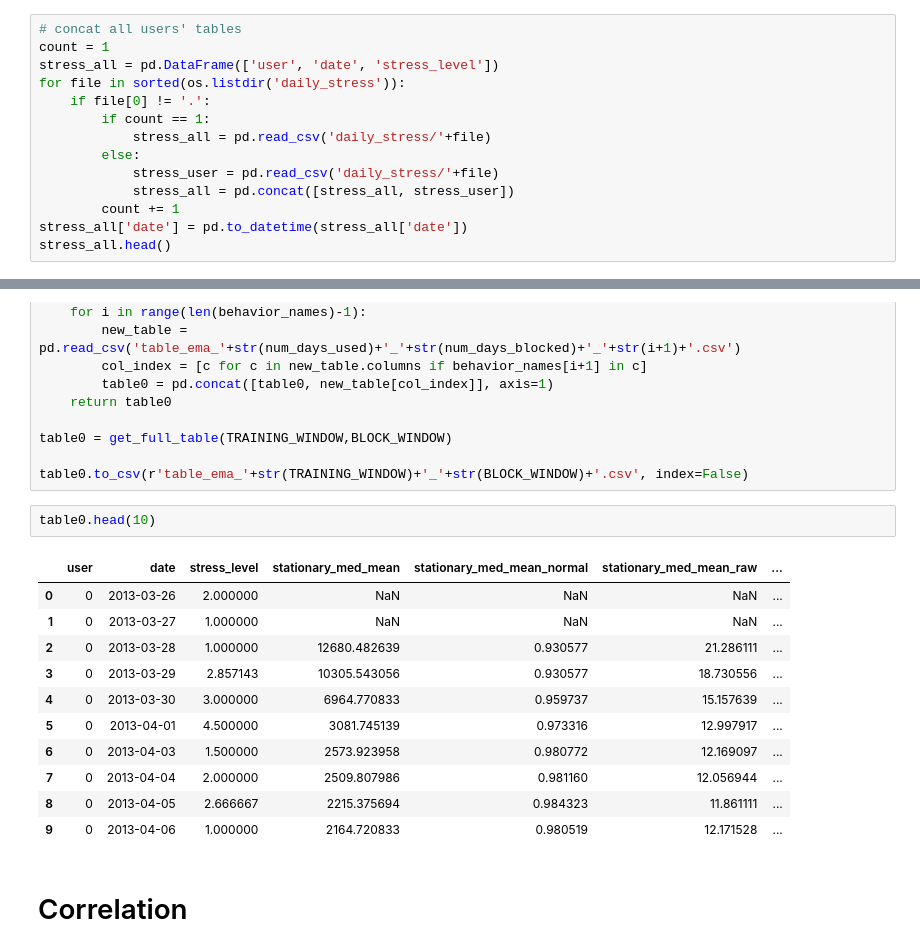
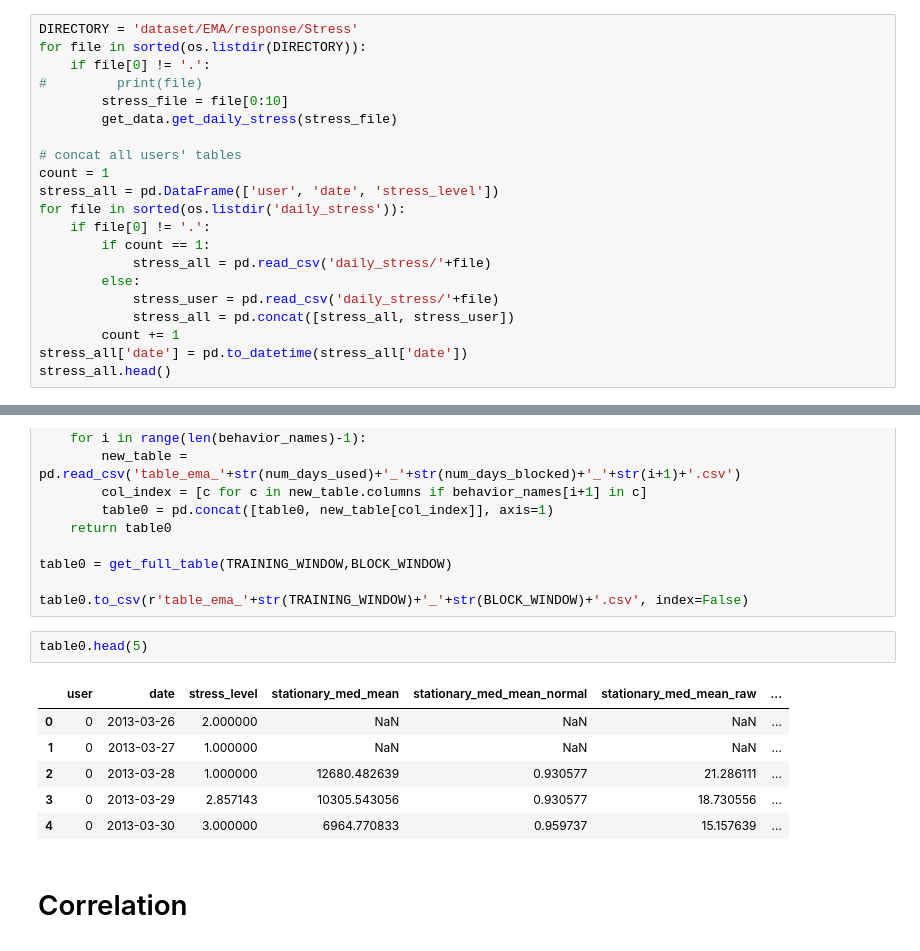
Before and after one commit to behavioral-data/stability-index, a Jupyter notebook: StudentLife/relationship_between_stability_index_and_ema.ipynb, the cells around one changed output, grey strips where cells are left out. Drawn from its saved outputs; the diff is of its cells as text.

```diff
--- a/StudentLife/relationship_between_stability_index_and_ema.ipynb
+++ b/StudentLife/relationship_between_stability_index_and_ema.ipynb
@@ -68,4 +21,11 @@ for file in sorted(os.listdir(DIRECTORY)):
 # %%
+DIRECTORY = 'dataset/EMA/response/Stress'
+for file in sorted(os.listdir(DIRECTORY)):
+    if file[0] != '.':
+#         print(file)
+        stress_file = file[0:10]
+        get_data.get_daily_stress(stress_file)
+
 # concat all users' tables
 count = 1
 stress_all = pd.DataFrame(['user', 'date', 'stress_level'])
@@ -513,19 +361,14 @@ table0 = get_full_table(TRAINING_WINDOW,BLOCK_WINDOW)
 
 table0.to_csv(r'table_ema_'+str(TRAINING_WINDOW)+'_'+str(BLOCK_WINDOW)+'.csv', index=False)
 # %%
-table0.head(10)
+table0.head(5)
 # %% [output]
 |  | user | date | stress_level | stationary_med_mean | stationary_med_mean_normal | stationary_med_mean_raw | ... |
 | 0 | 0 | 2013-03-26 | 2.000000 | NaN | NaN | NaN | ... |
 | 1 | 0 | 2013-03-27 | 1.000000 | NaN | NaN | NaN | ... |
 | 2 | 0 | 2013-03-28 | 1.000000 | 12680.482639 | 0.930577 | 21.286111 | ... |
 | 3 | 0 | 2013-03-29 | 2.857143 | 10305.543056 | 0.930577 | 18.730556 | ... |
 | 4 | 0 | 2013-03-30 | 3.000000 | 6964.770833 | 0.959737 | 15.157639 | ... |
-| 5 | 0 | 2013-04-01 | 4.500000 | 3081.745139 | 0.973316 | 12.997917 | ... |
-| 6 | 0 | 2013-04-03 | 1.500000 | 2573.923958 | 0.980772 | 12.169097 | ... |
-| 7 | 0 | 2013-04-04 | 2.000000 | 2509.807986 | 0.981160 | 12.056944 | ... |
-| 8 | 0 | 2013-04-05 | 2.666667 | 2215.375694 | 0.984323 | 11.861111 | ... |
-| 9 | 0 | 2013-04-06 | 1.000000 | 2164.720833 | 0.980519 | 12.171528 | ... |
 # %% [markdown]
 # Correlation
 # %%
```
Also changed, not shown: parts of 25 cells of this notebook, 1 other file.
